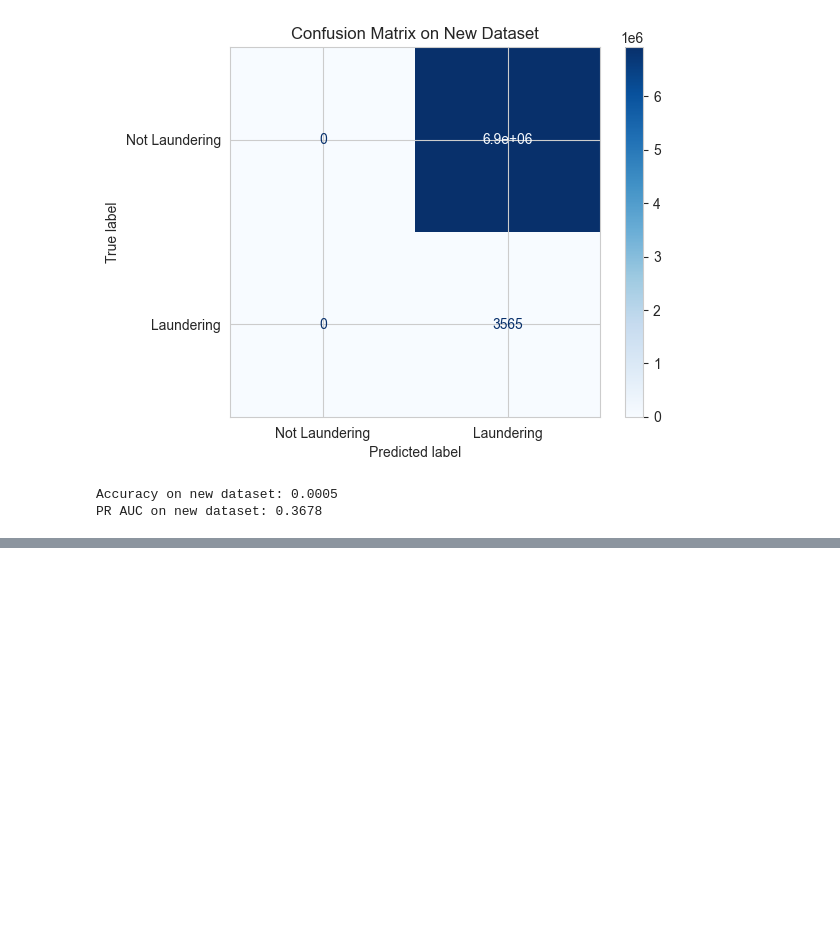
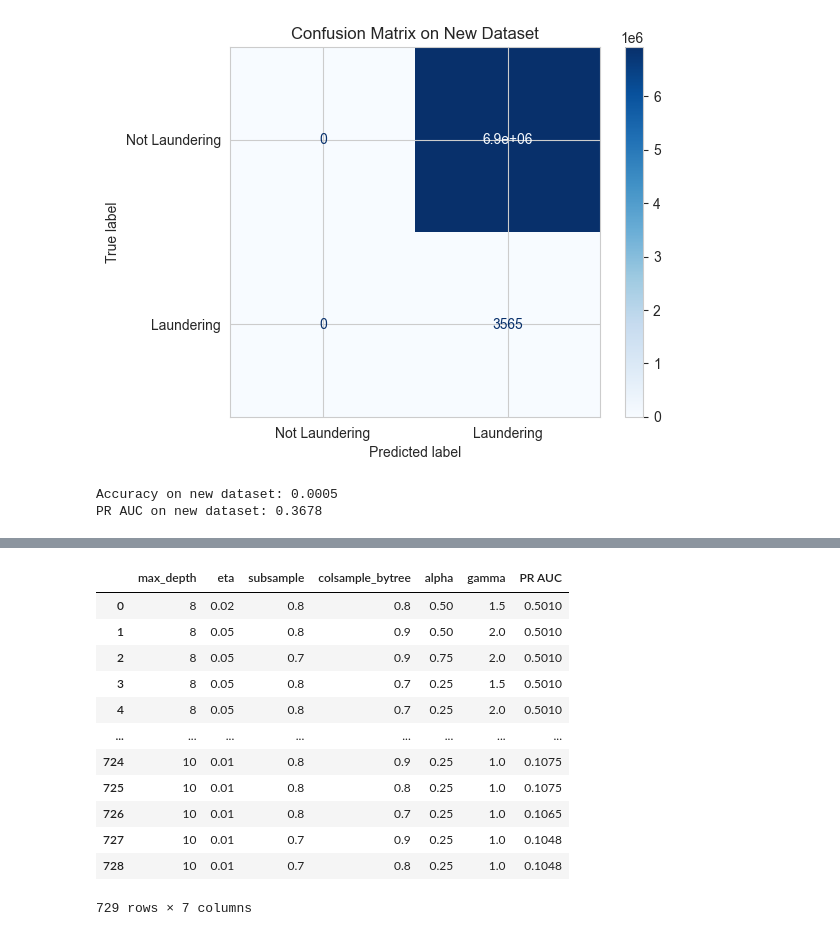
Before and after one commit to engie4800/dsi-capstone-spring-2025-TD-anti-money-laundering, a Jupyter notebook: Code/notebooks/Zoe/XGboost.ipynb, the cells around one changed output, grey strips where cells are left out. Cells and saved outputs as stored; diff of their text form; code cells hidden in the pictures; blank space fills up the shorter version.

```diff
--- a/Code/notebooks/Zoe/XGboost.ipynb
+++ b/Code/notebooks/Zoe/XGboost.ipynb
@@ -972,0 +1427,17 @@ len(df)
+# %%
+results_df = results_df.sort_values(by='PR AUC', ascending=False).reset_index(drop=True)
+results_df
+# %% [output]
+|  | max_depth | eta | subsample | colsample_bytree | alpha | gamma | PR AUC |
+| 0 | 8 | 0.02 | 0.8 | 0.8 | 0.50 | 1.5 | 0.5010 |
+| 1 | 8 | 0.05 | 0.8 | 0.9 | 0.50 | 2.0 | 0.5010 |
+| 2 | 8 | 0.05 | 0.7 | 0.9 | 0.75 | 2.0 | 0.5010 |
+| 3 | 8 | 0.05 | 0.8 | 0.7 | 0.25 | 1.5 | 0.5010 |
+| 4 | 8 | 0.05 | 0.8 | 0.7 | 0.25 | 2.0 | 0.5010 |
+| ... | ... | ... | ... | ... | ... | ... | ... |
+| 724 | 10 | 0.01 | 0.8 | 0.9 | 0.25 | 1.0 | 0.1075 |
+| 725 | 10 | 0.01 | 0.8 | 0.8 | 0.25 | 1.0 | 0.1075 |
+| 726 | 10 | 0.01 | 0.8 | 0.7 | 0.25 | 1.0 | 0.1065 |
+| 727 | 10 | 0.01 | 0.7 | 0.9 | 0.25 | 1.0 | 0.1048 |
+| 728 | 10 | 0.01 | 0.7 | 0.8 | 0.25 | 1.0 | 0.1048 |
+729 rows × 7 columns
```
Also changed, not shown: parts of 11 cells of this notebook.
